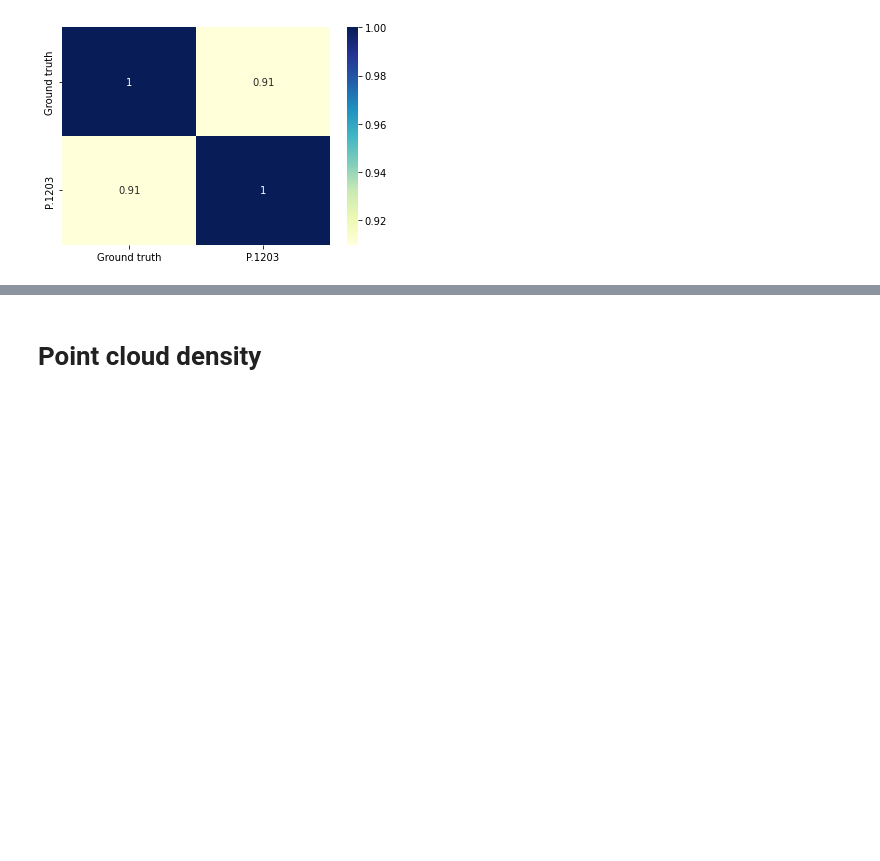
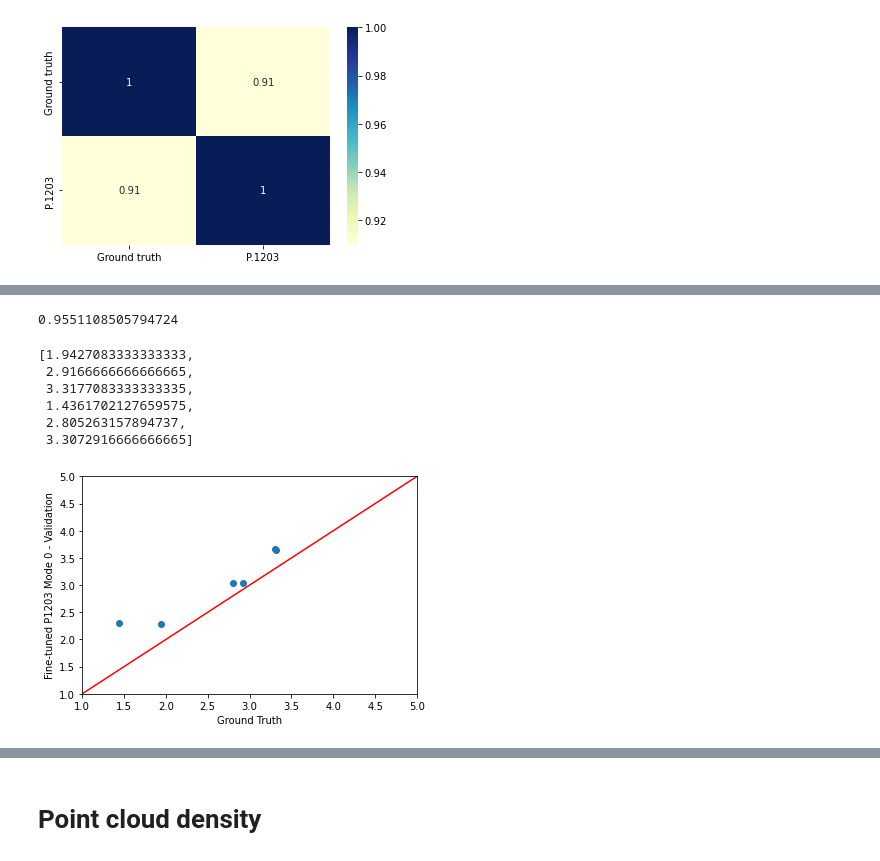
Before and after one commit to minhkstn/PointCloudQoEModels, a Jupyter notebook: point_cloud_qoe_models.ipynb, the cells around one changed output, grey strips where cells are left out. Saved outputs shown, nothing was run; the diff lists cells and outputs as text; code cells hidden in the pictures; blank space fills up the shorter version.

```diff
--- a/point_cloud_qoe_models.ipynb
+++ b/point_cloud_qoe_models.ipynb
@@ -1942,0 +1945,11 @@ plt.show()
+# %%
+coeffs = {'u1': 72.61, 'u2': 0.32, 't1': 30.98, 't2': 1.29, 't3': 64.65, 'q1': 4.4, 'q2': -1.5, 'q3': 1.5, 'mode0': {'a1': 5, 'a2': -1.0, 'a3': 130, 'a4': 4.0}, 'mode1': {'a1': 5.00011566, 'a2': -1.19630824, 'a3': 41.3585049, 'a4': 0, 'c0': -0.91562479, 'c1': 0, 'c2': -3.28579526, 'c3': 20.4098663}, 'htv_1': -0.60293, 'htv_2': 2.12382, 'htv_3': -0.36936, 'htv_4': 0.03409}
+
+qoe_p1203_dict = calculate_p1203(coeffs)
+qoe_p1203_df = pd.DataFrame(qoe_p1203_dict)
+qoe_p1203_df = qoe_p1203_df.loc[qoe_p1203_df['video'].isin(['redandblack', 'soldier']) &
+                                ((qoe_p1203_df['start_quality'].isin(['r1']) & qoe_p1203_df['end_quality'].isin(['r1'])) |
+                                 (qoe_p1203_df['start_quality'].isin(['r3']) & qoe_p1203_df['end_quality'].isin(['r3'])) |
+                                 (qoe_p1203_df['start_quality'].isin(['r5']) & qoe_p1203_df['end_quality'].isin(['r5']))) ]
+qoe_validation = qoe_p1203_df.groupby(['video', 'start_quality', 'end_quality']).mean()
+qoe_validation
@@ -1942,0 +1965,5 @@ plt.show()
+# %%
+# Get ground truth qoe for these sequences
+ground_truth_qoe_df = df_vpcc_filtered.loc[df_vpcc_filtered['video'].isin(['redandblack', 'soldier'])]
+ground_truth_qoe_grouped_df = ground_truth_qoe_df.groupby(['video', 'start_quality', 'end_quality']).aggregate(lambda x: tuple(x))
+ground_truth_qoe_grouped_df
@@ -1942,0 +1979,24 @@ plt.show()
+# %%
+calculate_rmse(qoe_validation, ground_truth_qoe_grouped_df)
+# %% [output]
+0.9551108505794724
+# %%
+ground_truth_list = list(ground_truth_qoe_df.groupby(['video', 'start_quality', 'end_quality']).mean()['qoe_scaled'])
+qoe_validation_list = list(qoe_validation['p1203_qoe'])
+ground_truth_list
+# %% [output]
+[1.9427083333333333,
+ 2.9166666666666665,
+ 3.3177083333333335,
+ 1.4361702127659575,
+ 2.805263157894737,
+ 3.3072916666666665]
+# %%
+plt.scatter(ground_truth_list, qoe_validation_list)
+plt.plot([1, 5], [1, 5], color='red')
+plt.axis([1, 5, 1, 5])
+plt.xlabel('Ground Truth')
+plt.ylabel('Fine-tuned P1203 Mode 0 - Validation')
+plt.show()
+# %% [output]
+[figure, added]
```
Also changed, not shown: parts of 12 cells of this notebook, 4 other files.
